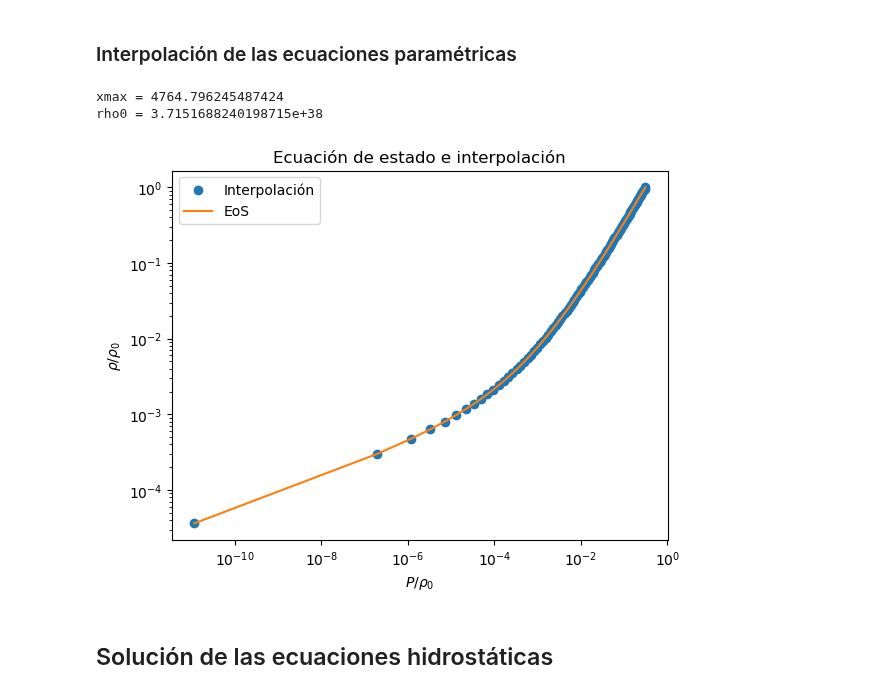
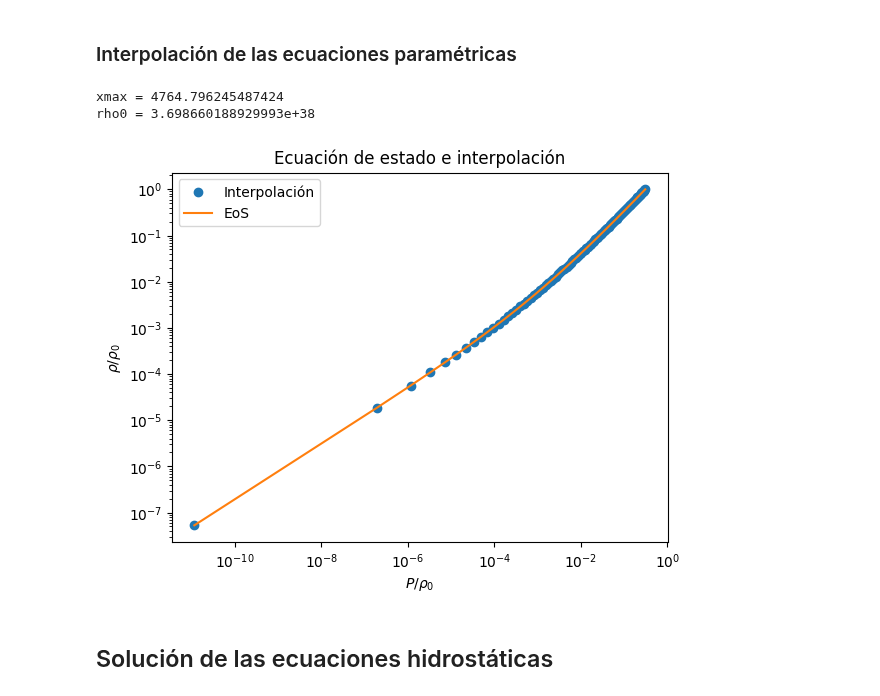
Before and after one commit to Vendetta0462/CalculosSimulaciones, a Jupyter notebook: gas_n-p-e.ipynb, the cells around one changed output. Cells and saved outputs as stored; diff of their text form; code cells hidden in the pictures.

```diff
--- a/gas_n-p-e.ipynb
+++ b/gas_n-p-e.ipynb
@@ -49,6 +49,7 @@ m_e = 9.11e-31 # Masa del electrón en kg
 c = 3e8 # Velocidad de la luz en m/s
 h = 6.63e-34 # Constante de Planck en Js
 G = 6.67e-11 # Constante de gravitación universal en m^3/kg/s^2
+
 def A(m):
     return pi*m**4*c**5/(3*h**3) # Constante para cada especie
 def B(m):
@@ -64,45 +65,52 @@ def g(x):
 def x_p(x):
     return m_e/m_p*x
 def x_n(x):
-    return 1/m_n * ((m_e*(1+x**2)**(1/2)+(m_p**2+m_e**2*x**2)**(1/2))**2-m_n**2)**(1/2)
+    return np.sqrt( (m_p/m_n)**2*( (m_e/m_p) * np.sqrt(1 + x**2) + np.sqrt( 1.0 + (m_e/m_p)**2*x**2) )**2 - 1 )
 
 # Definimos las funciones de presión, densidad de energía adimensionales y densidad de masa
 def pressure(x, P0):
     return (A(m_e)*f(x)+A(m_p)*f(x_p(x))+A(m_n)*f(x_n(x)))/P0
 def density(x, rho0):
-    return 3*(A(m_e)*g(x)+A(m_p)*g(x_p(x))+A(m_n)*g(x_n(x)))/rho0
+    Ee = ( c**2*B(m_e)*x**3 + A(m_e)*(8*x**3*(np.sqrt(1+x**2)-1)-f(x)) )
+    xp = x_p(x)
+    Ep =  ( c**2*B(m_p)*xp**3 + A(m_p)*(8*xp**3*(np.sqrt(1+xp**2)-1)-f(xp)) )
+    xn = x_n(x)
+    En =  ( c**2*B(m_n)*xn**3 + A(m_n)*(8*xn**3*(np.sqrt(1+xn**2)-1)-f(xn)) )
+    return (Ee+Ep+En)/rho0
+    #return 3*(A(m_e)*g(x)+A(m_p)*g(x_p(x))+A(m_n)*g(x_n(x)))/rho0
+
 def density_mass(x):
     return B(m_e)*x**3+B(m_p)*x_p(x)**3+B(m_n)*x_n(x)**3
 
 # Definimos la interpolacion para obtener rho = rho(P) (adimensional, P0 = rho0)
 def EoS(x, rho0):
     return CubicSpline(pressure(x, rho0), density(x, rho0))
 
 # Para hallar el rango de parametros a utilizar, invertimos la función de densidad de masa
 # mediante una interpolación, y hallamos el valor xmax para el que la densidad es 10^17 g/cm^3
 xlimit = 10000
 density_mass_inv = CubicSpline(density_mass(np.linspace(0, xlimit, 3000)), np.linspace(0, xlimit, 3000), extrapolate=False) # x_e = x_e(rho_m)
 xmax = density_mass_inv(1e18 * 1e3) # Pasamos de kg/m^3 a g/cm^3
 print(f'xmax = {xmax}')
 
 # Ejemplo de ecuación de estado para
 rho0 = density(xmax, 1) # Densidad de energía adimensional en el centro asociada a 1e17 g/cm^3
 print(f'rho0 = {rho0}')
 x = np.linspace(0, xmax, 100)
 rho_P = EoS(x, rho0)
 
 plt.figure()
 plt.loglog(pressure(x, rho0), rho_P(pressure(x, rho0)), "o", label='Interpolación')
 plt.loglog(pressure(x, rho0), density(x, rho0), label='EoS')
 plt.xlabel(r'$P/\rho_0$')
 plt.ylabel(r'$\rho/\rho_0$')
 plt.title('Ecuación de estado e interpolación')
 plt.legend()
 plt.show()
 # %% [output]
 xmax = 4764.796245487424
-rho0 = 3.7151688240198715e+38
+rho0 = 3.698660188929993e+38
-[figure, old version]
+[figure, new version]
 # %% [markdown]
 ## Solución de las ecuaciones hidrostáticas
 # %% [markdown]
```
Also changed, not shown: parts of 2 cells of this notebook, 1 other file.
